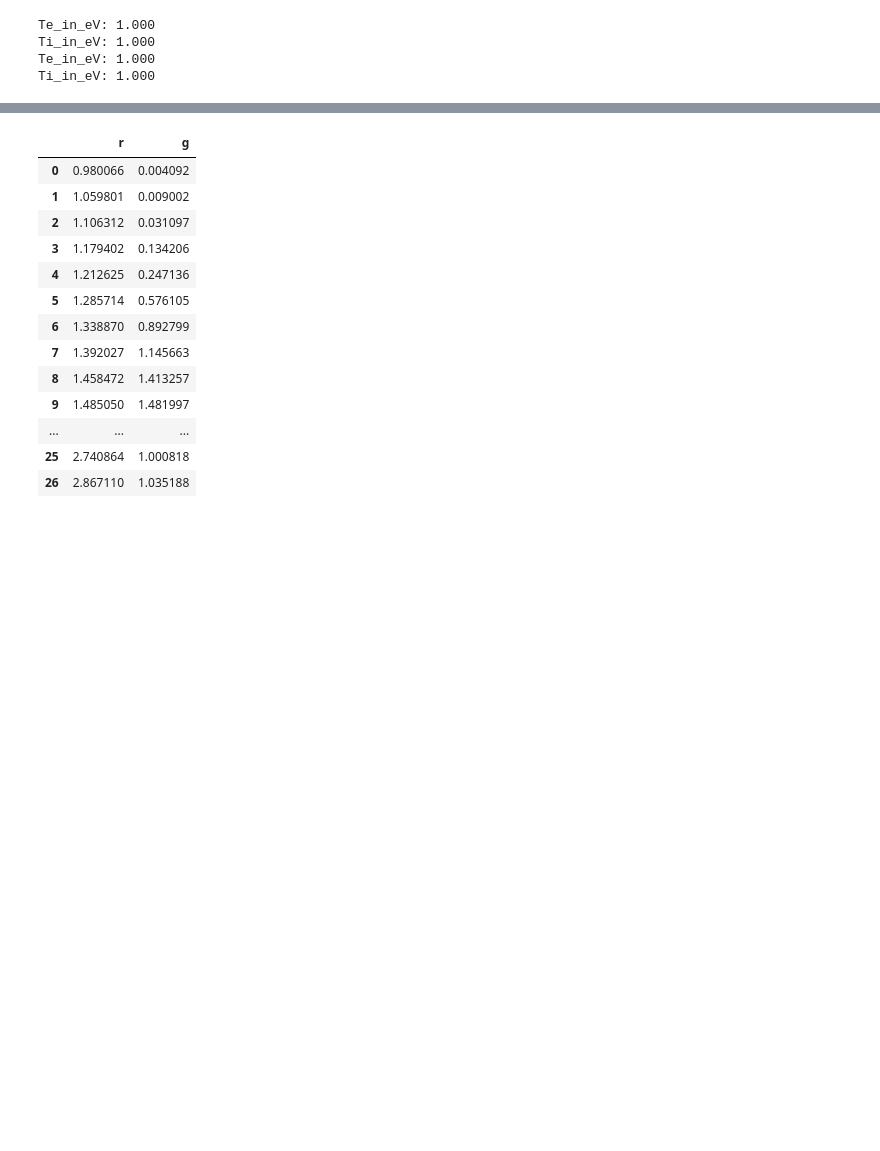
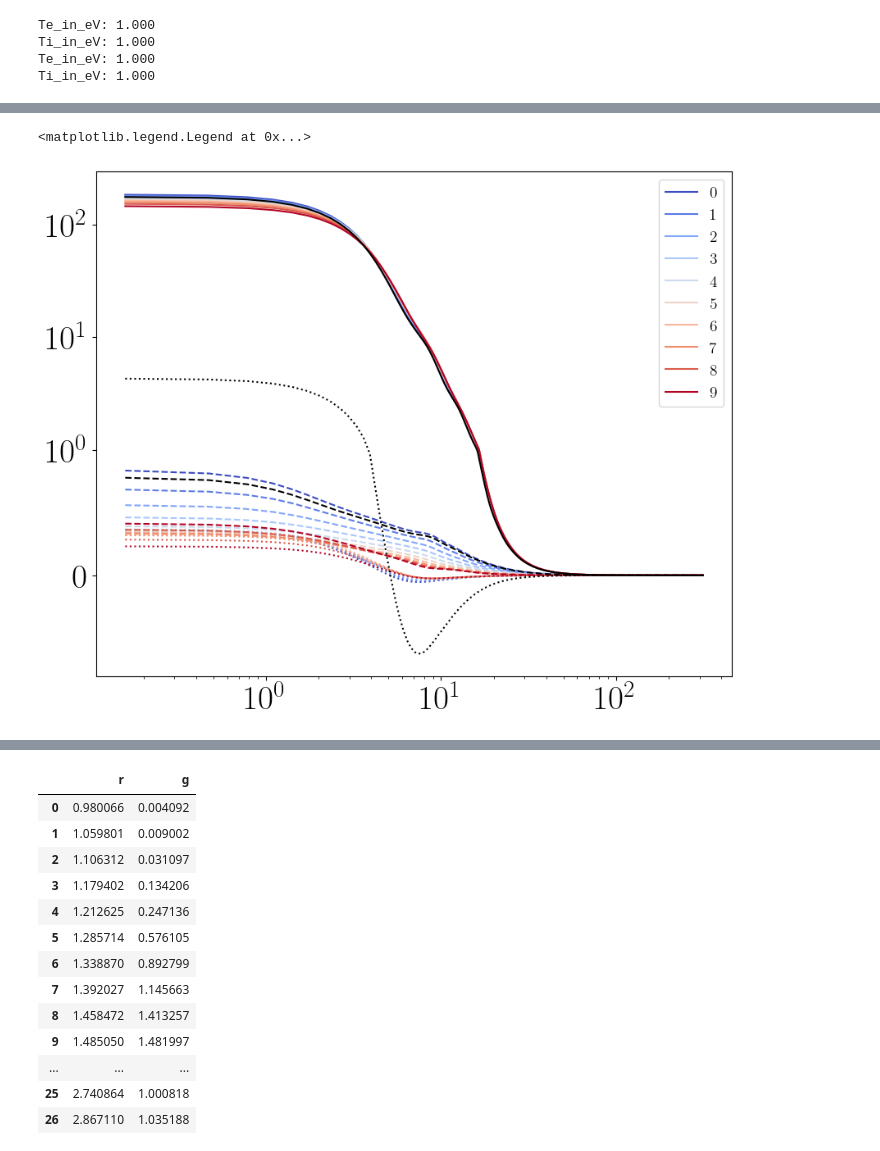
Before and after one commit to ZachAJohnson/hnc, a Jupyter notebook: TCCW/PIE_TCCW-atoMEC.ipynb, the cells around one changed output, grey strips where cells are left out. Drawn from its saved outputs; the diff is of its cells as text; code cells hidden in the pictures; blank space fills up the shorter version.

```diff
--- a/TCCW/PIE_TCCW-atoMEC.ipynb
+++ b/TCCW/PIE_TCCW-atoMEC.ipynb
@@ -397,0 +402,20 @@ KeyboardInterrupt
+# %%
+fig, ax = plt.subplots(figsize=(10,8))
+
+colors = plt.cm.coolwarm(np.linspace(0,1,len(interatom_list)))
+
+for i, interatom in enumerate(interatom_list):
+    ax.plot(interatom.hnc.k_array, interatom.hnc.c_s_k_matrix[0,0],'-',color=colors[i] ,label=f'{i}')
+    ax.plot(interatom.hnc.k_array, interatom.hnc.c_s_k_matrix[1,0],'--',color=colors[i] )
+    ax.plot(interatom.hnc.k_array, interatom.hnc.c_s_k_matrix[1,1],':',color=colors[i] )
+
+ax.plot(atom3.hnc.k_array, atom3.hnc.c_s_k_matrix[0,0],'-', color='k')
+ax.plot(atom3.hnc.k_array, atom3.hnc.c_s_k_matrix[0,1],'--', color='k')
+ax.plot(atom3.hnc.k_array, atom3.hnc.c_s_k_matrix[1,1],':', color='k')
+
+ax.set_yscale('symlog',linthresh=1)
+ax.set_xscale('log')
+ax.legend(fontsize=14)
+# %% [output]
+<matplotlib.legend.Legend at 0x...>
+[figure, added]
```
Also changed, not shown: parts of 17 cells of this notebook, 10 other files.
